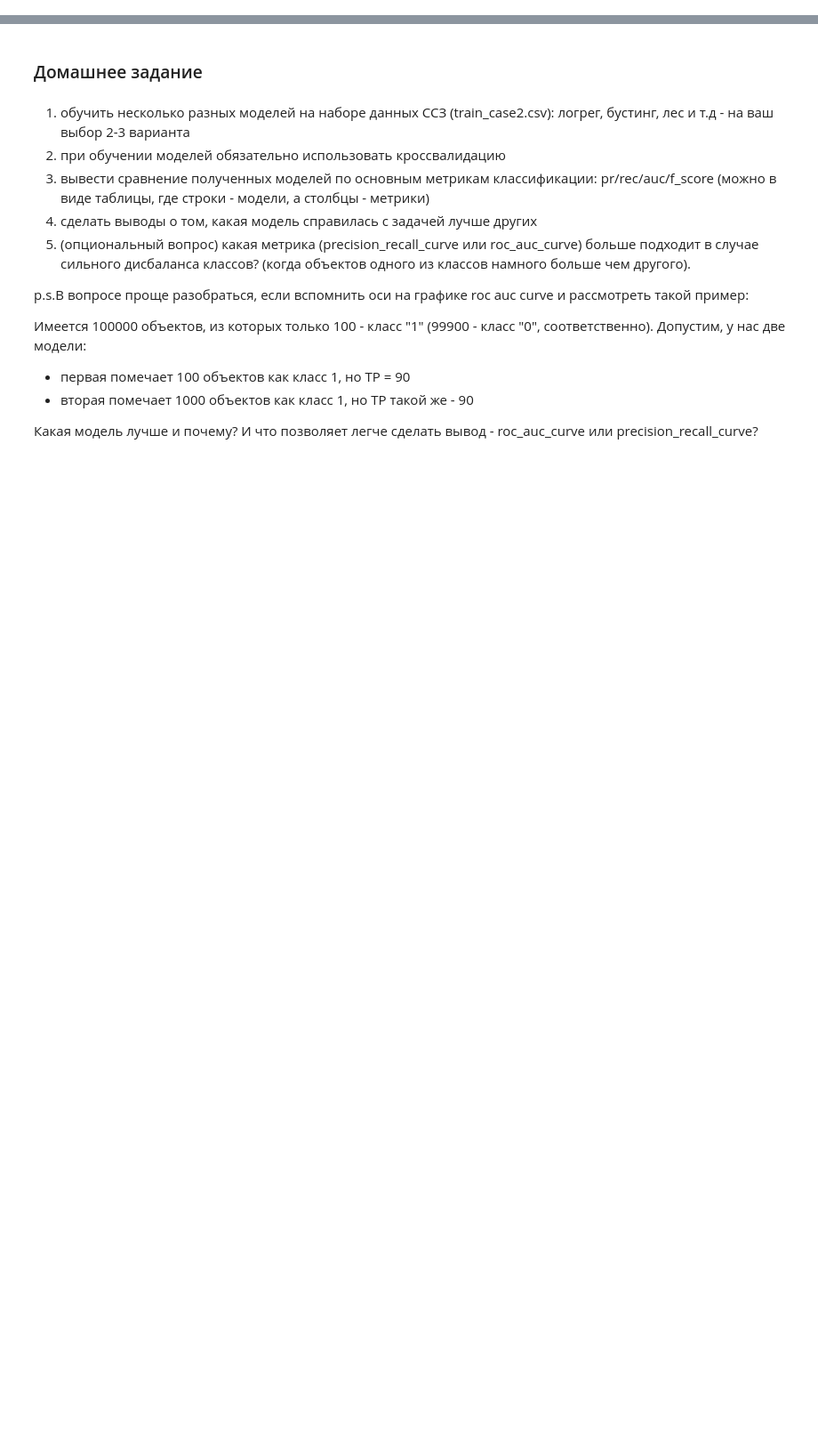
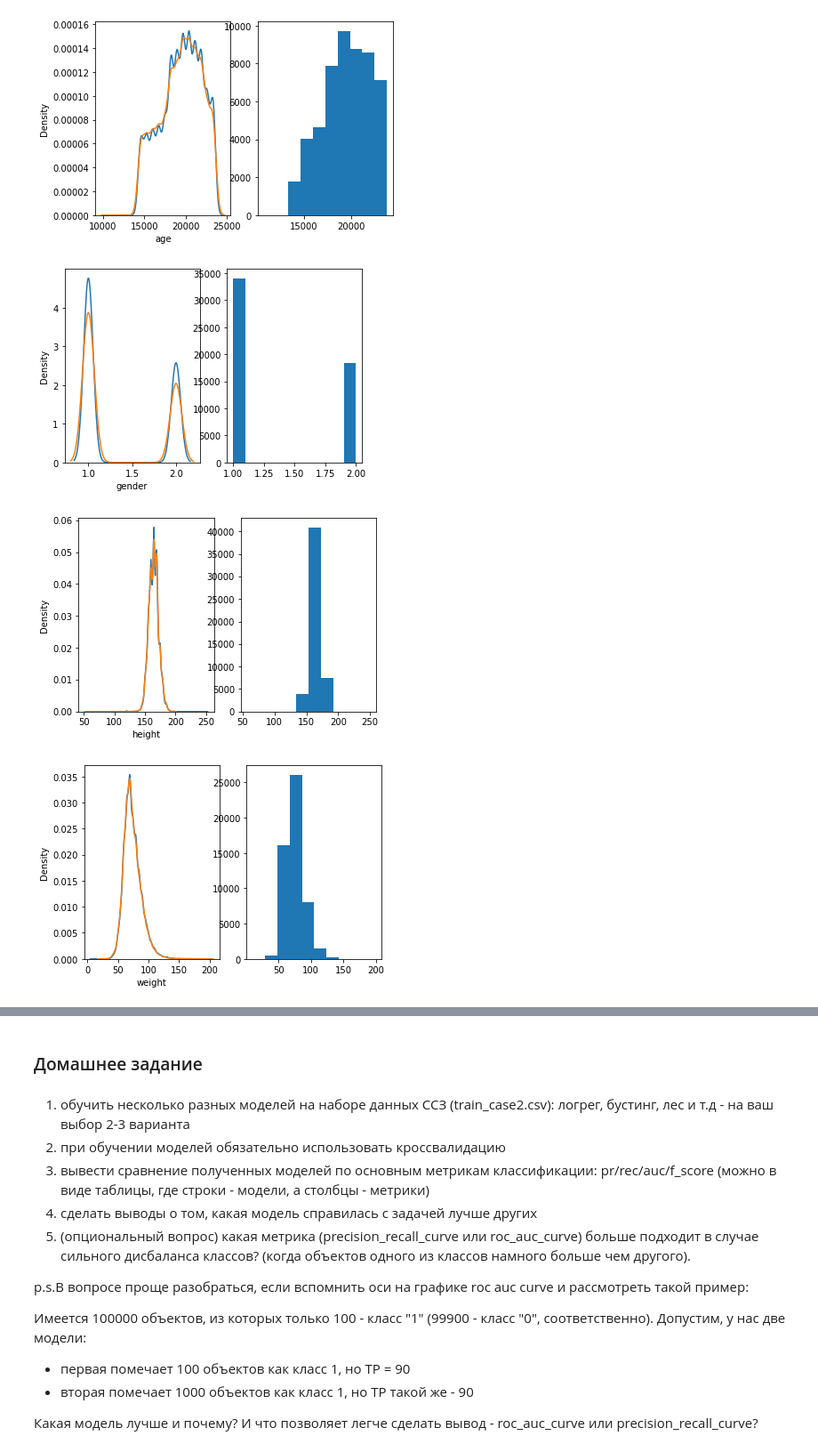
Before and after one commit to folga67/Machine_learning, a Jupyter notebook: OFedorova_hw_les3_ipynb".ipynb, the cells around one changed output, grey strips where cells are left out. Shown at 89% size. Saved outputs shown, nothing was run; the diff lists cells and outputs as text; code cells hidden in the pictures; blank space fills up the shorter version.

```diff
--- a/OFedorova_hw_les3_ipynb".ipynb
+++ b/OFedorova_hw_les3_ipynb".ipynb
@@ -2,0 +152,3 @@
+# %%
+df = pd.read_csv('/content/drive/MyDrive/Colab Notebooks/ML_lesson3/train_case2.csv', ';')
+df.head(3)
@@ -2,0 +213,7 @@
+# %%
+features = ['age', 'gender', 'height', 'weight', 'ap_hi', 'ap_lo', 'cholesterol', 'gluc', 'smoke', 'alco', 'active']
+target = ['cardio']
+# %%
+#разделим данные на train/test
+X_train, X_test, y_train, y_test = train_test_split(df[features], df[target], random_state=0)
+y_train.value_counts(normalize = True), y_test.value_counts(normalize = True)
@@ -2,0 +228,16 @@
+# %%
+for name in features:
+  ##plt.figure (figsize = (5,5))
+  ##plt.rcParams["axes.labelsize"] = 10
+  plt.subplot(1,2,1)
+  sns.kdeplot(X_train[name])
+  sns.kdeplot(X_test[name])
+  plt.subplot(1,2,2)
+  plt.hist(X_train[name])
+  plt.tick_params(axis='both', which='major', labelsize=10)
+  plt.show()
+# %% [output]
+[figure, added]
+[figure, added]
+[figure, added]
+[figure, added]
```
Also changed, not shown: parts of 190 cells of this notebook.
